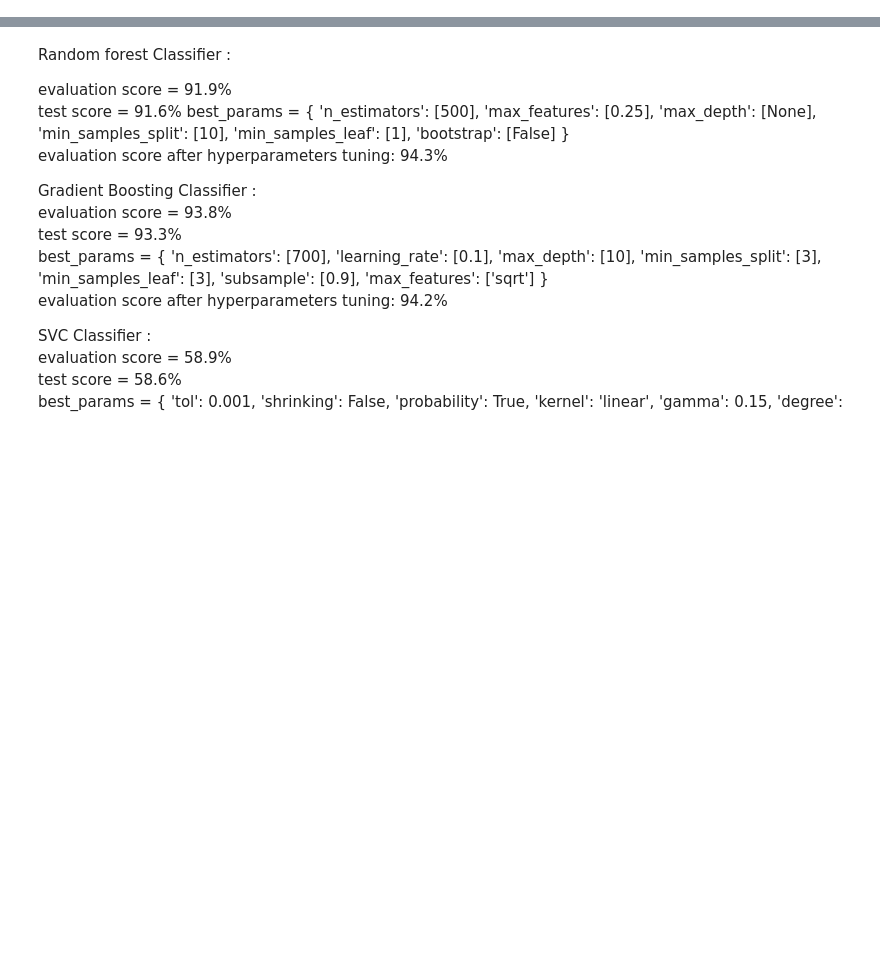
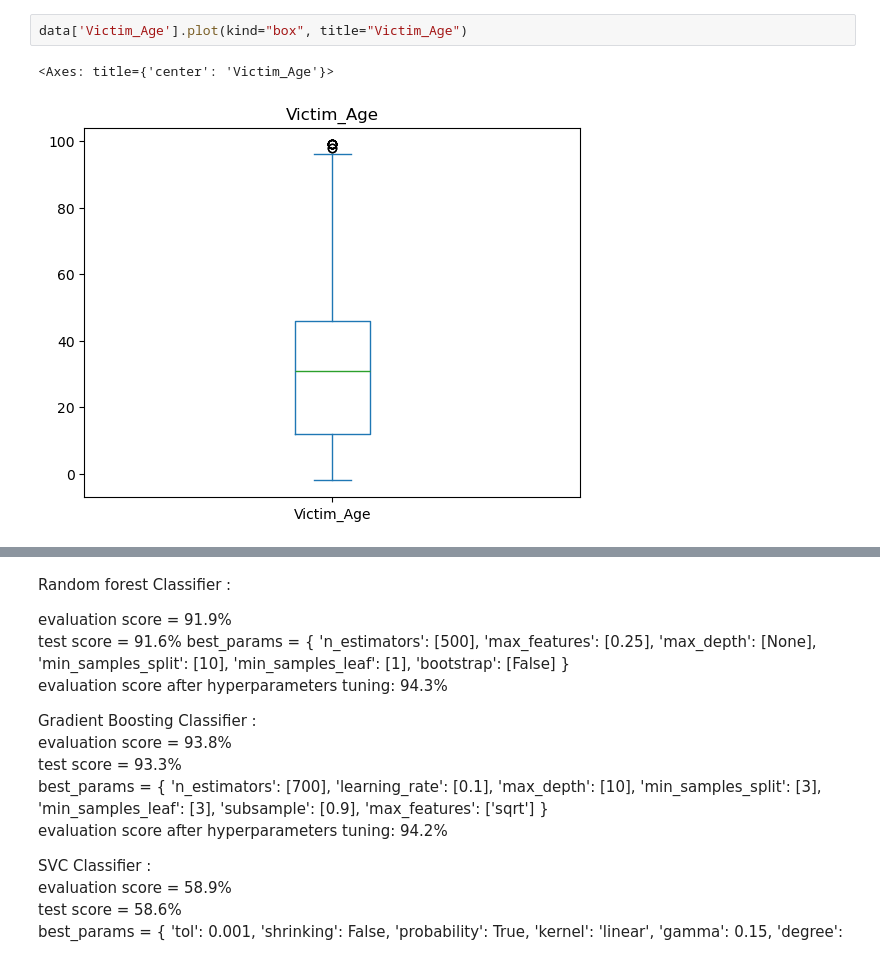
Before and after one commit to sarthaksinghgaur/CrimeCast-Forecasting-Crime-Categories, a Jupyter notebook: Untitled.ipynb, the cells around one changed output, grey strips where cells are left out. Drawn from its saved outputs; the diff is of its cells as text; blank space fills up the shorter version.

```diff
--- a/Untitled.ipynb
+++ b/Untitled.ipynb
@@ -191,0 +134,5 @@ submission.to_csv('submission.csv', index=False)
+# %%
+data['Victim_Age'].plot(kind="box", title="Victim_Age")
+# %% [output]
+<Axes: title={'center': 'Victim_Age'}>
+[figure, added]
```
Also changed, not shown: parts of 19 cells of this notebook.
